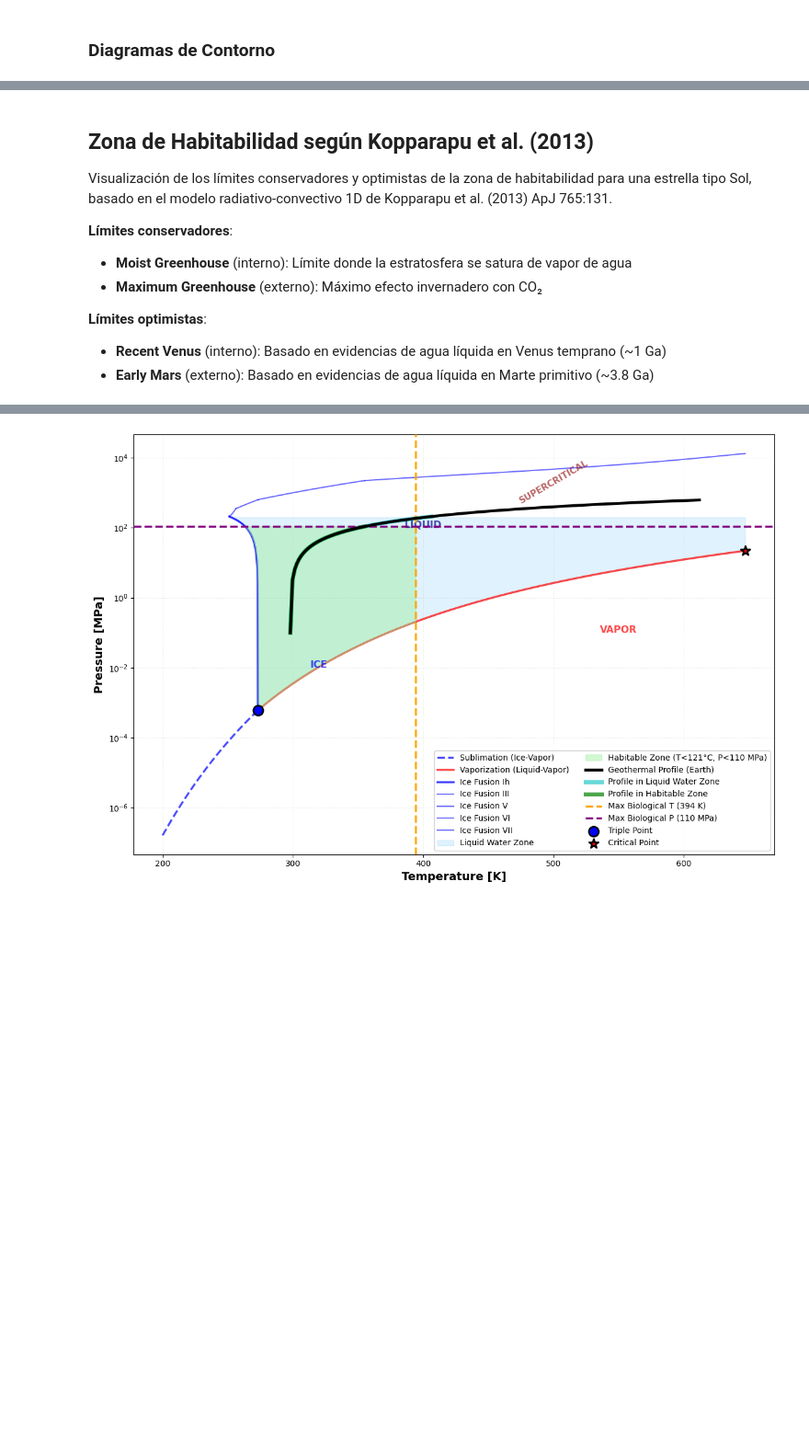
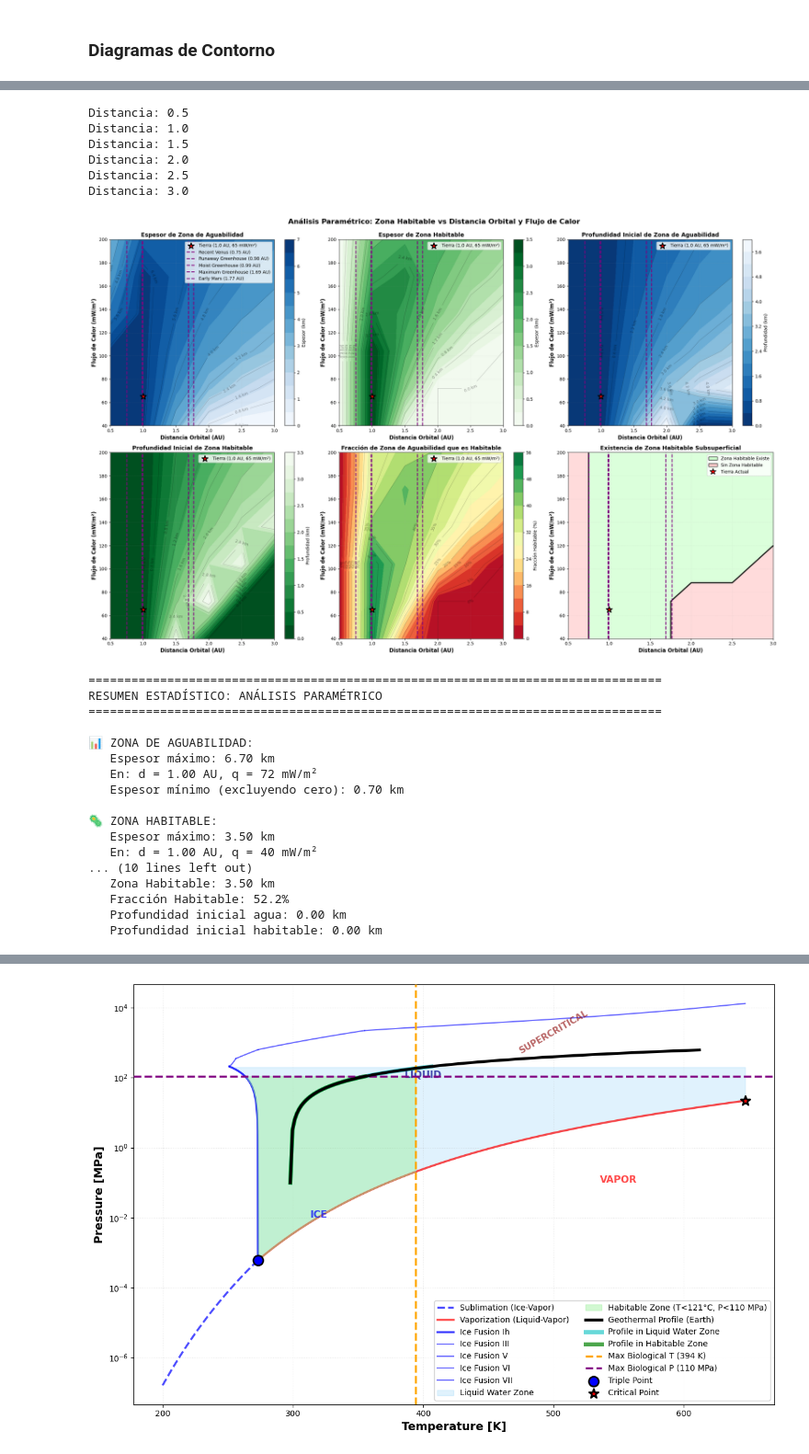
Before and after one commit to Santiago-Orjuela/Hab3D, a Jupyter notebook: Codigos-Scripts/Aguabilidad-Tierra.ipynb, the cells around one changed output, grey strips where cells are left out. Shown at 92% size. Cells and saved outputs as stored; diff of their text form; code cells hidden in the pictures; blank space fills up the shorter version.

Commit message:
Reorganizar repositorio: agregar funciones Kopparapu, corregir notebooks incluidos (Trappist-1), actualizar documentacion

```diff
--- a/Codigos-Scripts/Aguabilidad-Tierra.ipynb
+++ b/Codigos-Scripts/Aguabilidad-Tierra.ipynb
@@ -1777,7 +726,7 @@ def habitability_vs_distance_heatflux(max_distance, max_heatflux=200e-3):
     for i, distance in enumerate(ds):
         print(f'Distancia: {distance}')
         for j, q in enumerate(qs):
-            T_surf = T_eq(distance_AU=distance)
+            T_surf = hc.T_eq(distance_AU=distance)
 
             df_geotherm_sim = gc.calculate_geotherm(
                 rocks=rocks,
@@ -1792,10 +741,10 @@ def habitability_vs_distance_heatflux(max_distance, max_heatflux=200e-3):
                 h_r=10e3
             )
 
-            liquid_zone_data = find_liquid_zone(df_geotherm_sim, salinity=0.0, information=False)
+            liquid_zone_data = hc.find_liquid_zone(df_geotherm_sim, salinity=0.0, information=False)
 
             if liquid_zone_data['liquid_zone'] is not None:
-                habitable_zone_data = find_habitable_zone(liquid_zone_data['indices'], df_geotherm_sim, information=False)
+                habitable_zone_data = hc.find_habitable_zone(liquid_zone_data['indices'], df_geotherm_sim, information=False)
 
                 liq_top = liquid_zone_data['liquid_zone'][0]
                 liq_bot = liquid_zone_data['liquid_zone'][-1]
@@ -2012,0 +964,26 @@ def plots_habitability_contours(data_grid, kopparapu_limits=None):
+# %%
+# Parámetros del Sol
+T_eff_sun = 5780.0  # K
+L_star_sun = const.L_sun.value  # W
+
+# Calcular distancias de los límites para el Sol usando el módulo hc
+distances_kopparapu = {}
+for limit_name in hc.HZ_LIMITS_KOPPARAPU_2013:
+    distances_kopparapu[limit_name] = hc.hz_distance(T_eff_sun, L_star_sun, limit_name)
+
+print("="*70)
+print("ZONA DE HABITABILIDAD - Sol (Kopparapu et al. 2013)")
+print("="*70)
+print(f"\nParámetros estelares:")
+print(f"  T_eff = {T_eff_sun} K")
+print(f"  L = {L_star_sun/const.L_sun.value:.2f} L_sun")
+print(f"\nLímites CONSERVADORES:")
+print(f"  Moist Greenhouse (interno):  {distances_kopparapu['Moist Greenhouse']:.4f} AU")
+print(f"  Runaway Greenhouse (interno): {distances_kopparapu['Runaway Greenhouse']:.4f} AU")
+print(f"  Maximum Greenhouse (externo): {distances_kopparapu['Maximum Greenhouse']:.4f} AU")
+print(f"\nLímites OPTIMISTAS:")
+print(f"  Recent Venus (interno):       {distances_kopparapu['Recent Venus']:.4f} AU")
+print(f"  Early Mars (externo):         {distances_kopparapu['Early Mars']:.4f} AU")
+print(f"\nZona Habitable Conservadora:  {distances_kopparapu['Moist Greenhouse']:.4f} - {distances_kopparapu['Maximum Greenhouse']:.4f} AU")
+print(f"Zona Habitable Optimista:     {distances_kopparapu['Recent Venus']:.4f} - {distances_kopparapu['Early Mars']:.4f} AU")
+print("="*70)
@@ -2013,17 +1045,30 @@ def plots_habitability_contours(data_grid, kopparapu_limits=None):
 # %%
 data_grid = habitability_vs_distance_heatflux(max_distance=3.0,
                                                max_heatflux=200e-3)
 
-plots_habitability_contours(data_grid)
+plots_habitability_contours(data_grid, kopparapu_limits=distances_kopparapu)
+# %% [output]
+Distancia: 0.5
+Distancia: 1.0
+Distancia: 1.5
+Distancia: 2.0
+Distancia: 2.5
+Distancia: 3.0
+[figure, added]
+================================================================================
+RESUMEN ESTADÍSTICO: ANÁLISIS PARAMÉTRICO
+================================================================================
+
+📊 ZONA DE AGUABILIDAD:
+   Espesor máximo: 6.70 km
+   En: d = 1.00 AU, q = 72 mW/m²
+   Espesor mínimo (excluyendo cero): 0.70 km
+
+🦠 ZONA HABITABLE:
+   Espesor máximo: 3.50 km
+   En: d = 1.00 AU, q = 40 mW/m²
+... (10 lines left out)
+   Zona Habitable: 3.50 km
+   Fracción Habitable: 52.2%
+   Profundidad inicial agua: 0.00 km
+   Profundidad inicial habitable: 0.00 km
-# %% [markdown]
-## Zona de Habitabilidad según Kopparapu et al. (2013)
-
-Visualización de los límites conservadores y optimistas de la zona de habitabilidad para una estrella tipo Sol, basado en el modelo radiativo-convectivo 1D de Kopparapu et al. (2013) ApJ 765:131.
-
-**Límites conservadores**:
-- **Moist Greenhouse** (interno): Límite donde la estratosfera se satura de vapor de agua
-- **Maximum Greenhouse** (externo): Máximo efecto invernadero con CO₂
-
-**Límites optimistas**:
-- **Recent Venus** (interno): Basado en evidencias de agua líquida en Venus temprano (~1 Ga)
-- **Early Mars** (externo): Basado en evidencias de agua líquida en Marte primitivo (~3.8 Ga)
```
Also changed, not shown: parts of 63 cells of this notebook, 8 other files.
